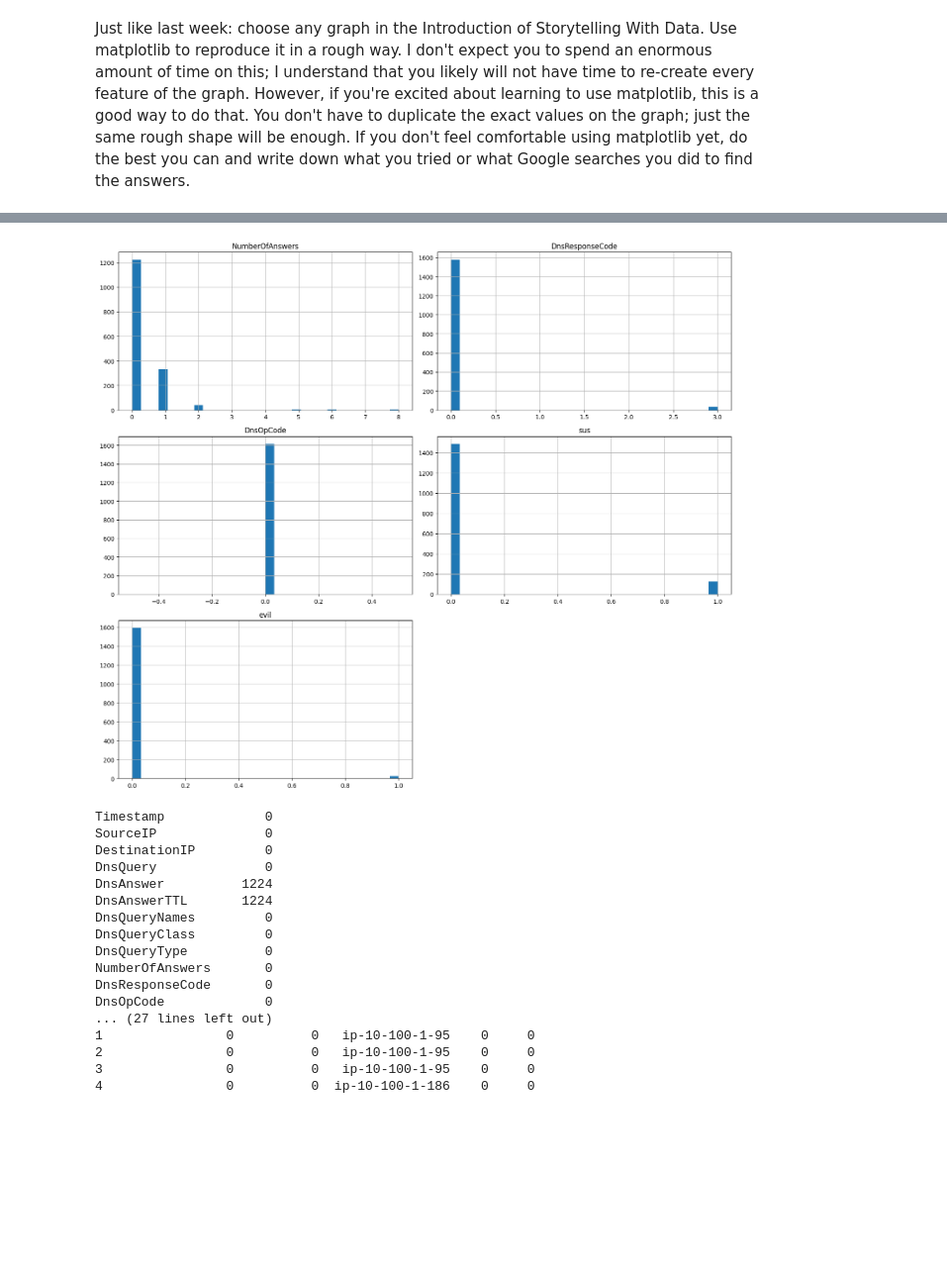
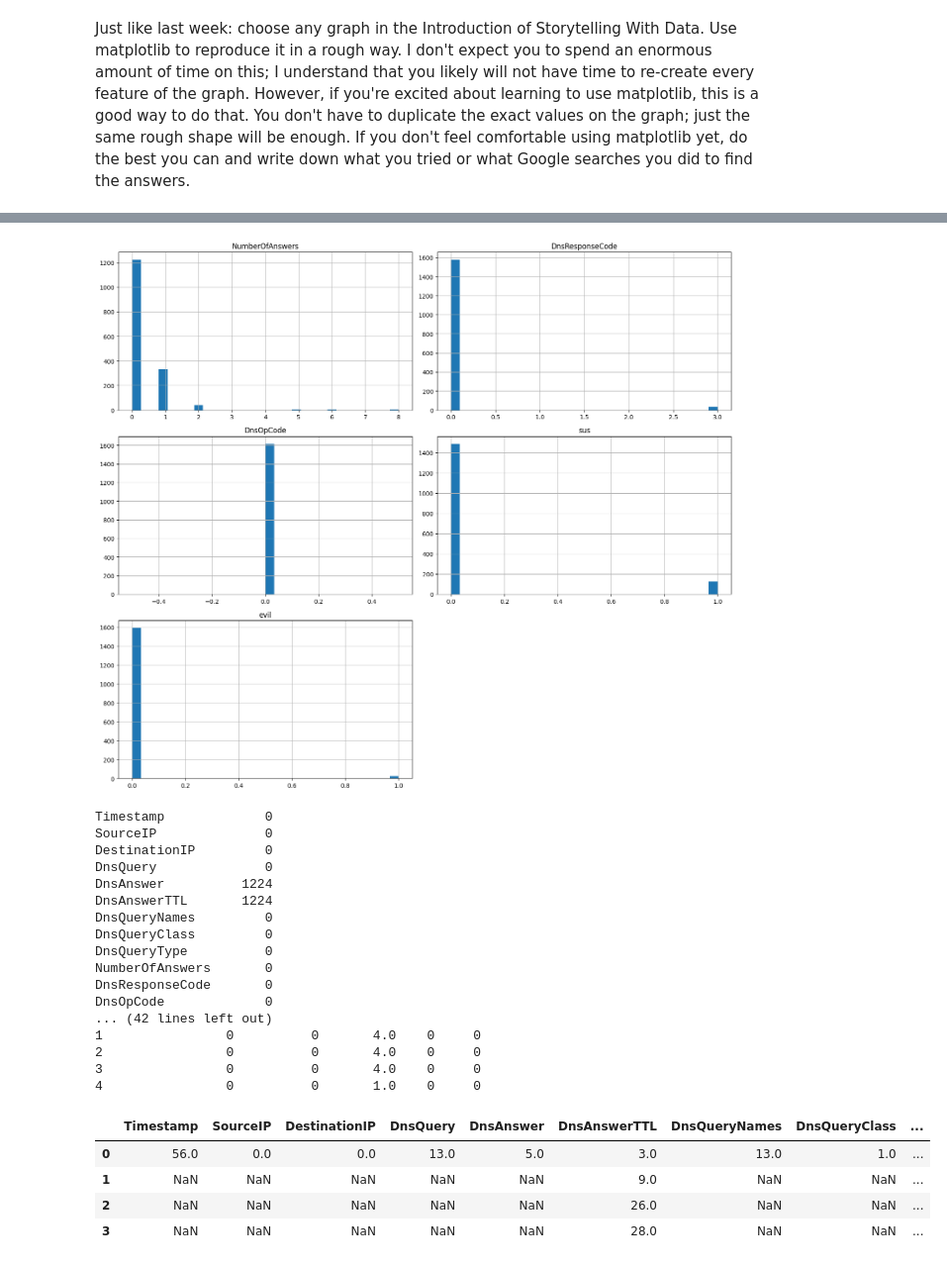
Before and after one commit to amc200092845471/Module-B-semester-2, a Jupyter notebook: Week2.ipynb, the cells around one changed output, grey strips where cells are left out. Shown: that part at 99% size. Drawn from its saved outputs; the diff is of its cells as text; code cells hidden in the pictures; blank space fills up the shorter version.

```diff
--- a/Week2.ipynb
+++ b/Week2.ipynb
@@ -90,12 +90,19 @@ count_null = combined_dns.isnull().sum()
 print(count_null)
 combined_dns.isnull().sum()[combined_dns.isnull().sum() > 0]
 #Since there are so many categorical features I want to encode them
-encoder = OrdinalEncoder()
+cat_cols = combined_dns.select_dtypes(include=["object", "category"]).columns
+encoder = OrdinalEncoder(handle_unknown='use_encoded_value', unknown_value=-1)
+encoded_array = encoder.fit_transform(combined_dns[cat_cols])
+combined_dns[cat_cols] = encoded_array
+combined_dns.info()
 #then we will move on to remove features that are clearly not useful
 #beth_dataset_clean =
 #getting the mean,meadian,and mode of each column
 combined_dns.head()
 print(combined_dns.head())
+combined_dns.mean()
+combined_dns.median()
+combined_dns.mode()
 # beth_dataset_raw.mean()
 # beth_dataset_raw.median()
 # beth_dataset_raw.mode()
@@ -106,35 +113,40 @@ print(combined_dns.head())
 Path to dataset files: C:\Users\alexa\.cache\kagglehub\datasets\katehighnam\beth-dataset\versions\3
 Loading: C:\Users\alexa\.cache\kagglehub\datasets\katehighnam\beth-dataset\versions\3\labelled_2021may-ip-10-100-1-105-dns.csv
 Loading: C:\Users\alexa\.cache\kagglehub\datasets\katehighnam\beth-dataset\versions\3\labelled_2021may-ip-10-100-1-186-dns.csv
 Loading: C:\Users\alexa\.cache\kagglehub\datasets\katehighnam\beth-dataset\versions\3\labelled_2021may-ip-10-100-1-26-dns.csv
 Loading: C:\Users\alexa\.cache\kagglehub\datasets\katehighnam\beth-dataset\versions\3\labelled_2021may-ip-10-100-1-4-dns.csv
 Loading: C:\Users\alexa\.cache\kagglehub\datasets\katehighnam\beth-dataset\versions\3\labelled_2021may-ip-10-100-1-95-dns.csv
 Loading: C:\Users\alexa\.cache\kagglehub\datasets\katehighnam\beth-dataset\versions\3\labelled_2021may-ubuntu-dns.csv
 <class 'pandas.core.frame.DataFrame'>
 RangeIndex: 1614 entries, 0 to 1613
 Data columns (total 15 columns):
  #   Column           Non-Null Count  Dtype
 ---  ------           --------------  -----
 ... (13 lines left out)
  13  sus              1614 non-null   int64
  14  evil             1614 non-null   int64
 dtypes: int64(5), object(10)
 memory usage: 189.3+ KB
 [figure]
 Timestamp             0
 SourceIP              0
 DestinationIP         0
 DnsQuery              0
 DnsAnswer          1224
 DnsAnswerTTL       1224
 DnsQueryNames         0
 DnsQueryClass         0
 DnsQueryType          0
 NumberOfAnswers       0
 DnsResponseCode       0
 DnsOpCode             0
-... (27 lines left out)
-1                0          0   ip-10-100-1-95    0     0
-2                0          0   ip-10-100-1-95    0     0
-3                0          0   ip-10-100-1-95    0     0
-4                0          0  ip-10-100-1-186    0     0
+... (42 lines left out)
+1                0          0       4.0    0     0
+2                0          0       4.0    0     0
+3                0          0       4.0    0     0
+4                0          0       1.0    0     0
+|  | Timestamp | SourceIP | DestinationIP | DnsQuery | DnsAnswer | DnsAnswerTTL | DnsQueryNames | DnsQueryClass | ... |
+| 0 | 56.0 | 0.0 | 0.0 | 13.0 | 5.0 | 3.0 | 13.0 | 1.0 | ... |
+| 1 | NaN | NaN | NaN | NaN | NaN | 9.0 | NaN | NaN | ... |
+| 2 | NaN | NaN | NaN | NaN | NaN | 26.0 | NaN | NaN | ... |
+| 3 | NaN | NaN | NaN | NaN | NaN | 28.0 | NaN | NaN | ... |
```
